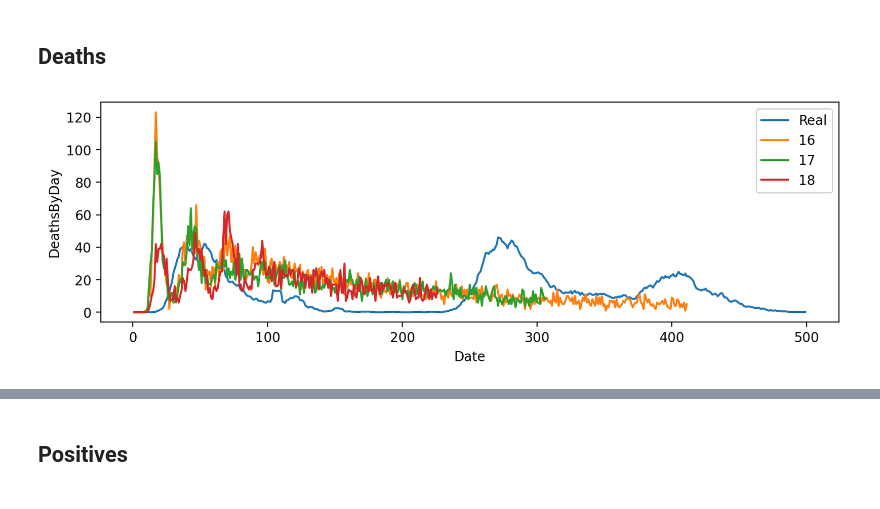
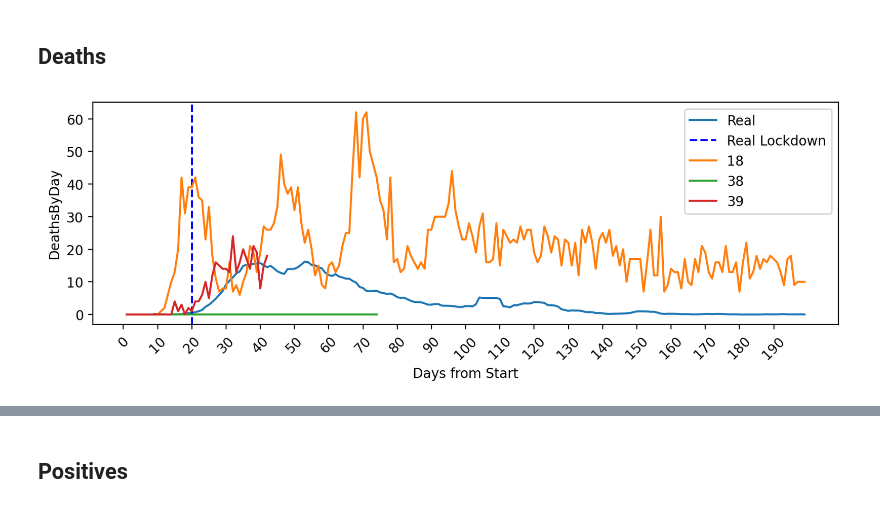
Before and after one commit to CGVGroup/abm-data-analysis, a Jupyter notebook: notebooks/abm-covid.ipynb, the cells around one changed output, grey strips where cells are left out. Saved outputs shown, nothing was run; the diff lists cells and outputs as text; code cells hidden in the pictures.

Commit message:
turin real data adjustment + other plots

```diff
--- a/notebooks/abm-covid.ipynb
+++ b/notebooks/abm-covid.ipynb
@@ -70,0 +91,9 @@ turin_real
+# %%
+turin_real_data_origin = {
+    'deaths_7_days':'province',
+    'positives_7_days':'province',
+    'recoveries_7_days':'province',
+    'icu_7_days':'province'
+}
+
+turin_real_data_origin
@@ -83,4 +172,13 @@ for sim_log_file_name in os.listdir(simulations_logs_dir):
     simulations_logs_df[sim_number] = log_df
 
 
-simulations_logs_df[34]
+
+## GHETTO FIX FOR ERROR IN LOG FILES
+for simulation_index in simulations_logs_df.keys():
+    if simulation_index < 34:
+        continue
+
+    shifted_df = simulations_logs_df[simulation_index].shift(periods=1, axis=1)
+    # Set the new index (in this example, just using default index values)
+    shifted_df.index = range(len(shifted_df))
+    simulations_logs_df[simulation_index] = shifted_df
@@ -116,13 +200,12 @@ use_moving_average = True
 # %%
 turin_data = pd.DataFrame(columns=shared_column_names)
 
-#turin_data['Date'] = turin_real['date'].apply(lambda x: datetime.strptime(x, '%Y-%m-%d'))
-turin_data['Date'] = pd.date_range(start=turin_real['date'][0], periods=len(turin_real))
+turin_data['Date'] = pd.date_range(start=turin_real_adjusted['date'][0], periods=len(turin_real))
 
-turin_data['DeathsByDay'] = turin_real['deaths_7_days']
+turin_data['DeathsByDay'] = turin_real_adjusted['deaths_7_days']
 turin_data['DeathsTotal'] = turin_data['DeathsByDay'].cumsum()
 
-turin_data['PositivesByDay'] = turin_real['positives_7_days']
+turin_data['PositivesByDay'] = turin_real_adjusted['positives_7_days']
 
 turin_data
 # %% [output]
@@ -184,7 +269,7 @@ for sim_number, sim_original_df in simulations_logs_df.items():
 # %% [markdown]
 # Comparative Analysis
 # %%
-simulations_to_compare = [16,17,18]
+simulations_to_compare = [18,38,39]
 
 def get_data_range(start_date, days):
     start_date = turin_data['Date'][0]
@@ -196,8 +281,14 @@ def plot_compare_real_sims(turin_data_in, sims_data_dictionary_in, column_name,
     fig,axes = plt.subplots(figsize=(10, 3))
 
     mask = (turin_data_in['Date'] >= start_date) & (turin_data_in['Date'] <= end_date)
-    series = turin_data_in.loc[mask, column_name]
-    axes.plot(series, label='Real')
+    real_series = turin_data_in.loc[mask, column_name]
+    axes.plot(real_series, label='Real')
+
+    real_lockdown = '2020-03-11'
+    real_date_series = turin_data_in.loc[mask, 'Date']
+    matching_rows = real_date_series[real_date_series == pd.to_datetime(real_lockdown)].index
+    if not matching_rows.empty:
+        axes.axvline(matching_rows[0], color='blue', linestyle='--', label='Real Lockdown')
 
     for idx in simulations_to_show:
         sim_df = sims_data_dictionary_in.get(idx)
@@ -208,7 +299,8 @@ def plot_compare_real_sims(turin_data_in, sims_data_dictionary_in, column_name,
             axes.plot(series, label=idx)
 
     # Add plot labels and legend
-    plt.xlabel('Date')
+    plt.xlabel('Days from Start')
+    plt.xticks(range(0,len(real_series), 10),rotation=45)
     plt.ylabel(column_name)
     plt.legend()
 
@@ -219,11 +311,11 @@ def plot_compare_real_sims(turin_data_in, sims_data_dictionary_in, column_name,
 # %% [markdown]
 ## Deaths
 # %%
-start_date, end_date = get_data_range(turin_data['Date'][0], 500)
+start_date, end_date = get_data_range(turin_data['Date'][0], 200)
 
 plot_compare_real_sims(turin_data, sims_data, 'DeathsByDay', simulations_to_compare  ,start_date, end_date)
 # %% [output]
-[figure, old version]
+[figure, new version]
 # %%
 plot_compare_real_sims(turin_data, sims_data, 'DeathsTotal', simulations_to_compare  ,start_date, end_date)
 # %% [output]
```
Also changed, not shown: parts of 10 cells of this notebook, 2 other files.
